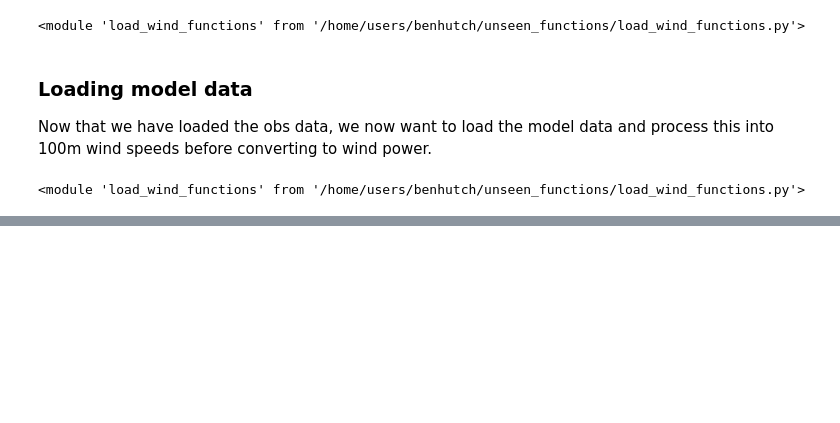
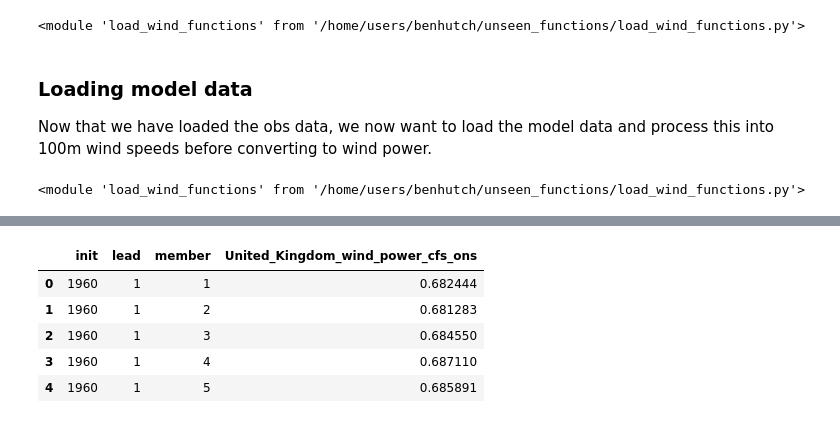
Before and after one commit to benhutchmet/unseen_multi_year, a Jupyter notebook: testing_wind.ipynb, the cells around one changed output, grey strips where cells are left out. Cells and saved outputs as stored; diff of their text form; code cells hidden in the pictures; blank space fills up the shorter version.

```diff
--- a/testing_wind.ipynb
+++ b/testing_wind.ipynb
@@ -299,3 +549,12 @@ combined_df.head()
+# %%
+combined_df_test.head()
+# %% [output]
+|  | init | lead | member | United_Kingdom_wind_power_cfs_ons |
+| 0 | 1960 | 1 | 1 | 0.682444 |
+| 1 | 1960 | 1 | 2 | 0.681283 |
+| 2 | 1960 | 1 | 3 | 0.684550 |
+| 3 | 1960 | 1 | 4 | 0.687110 |
+| 4 | 1960 | 1 | 5 | 0.685891 |
 # %%
 # # add a lead column to combined_df
 # # one for each unique date
```
Also changed, not shown: parts of 13 cells of this notebook, 1 other file.
